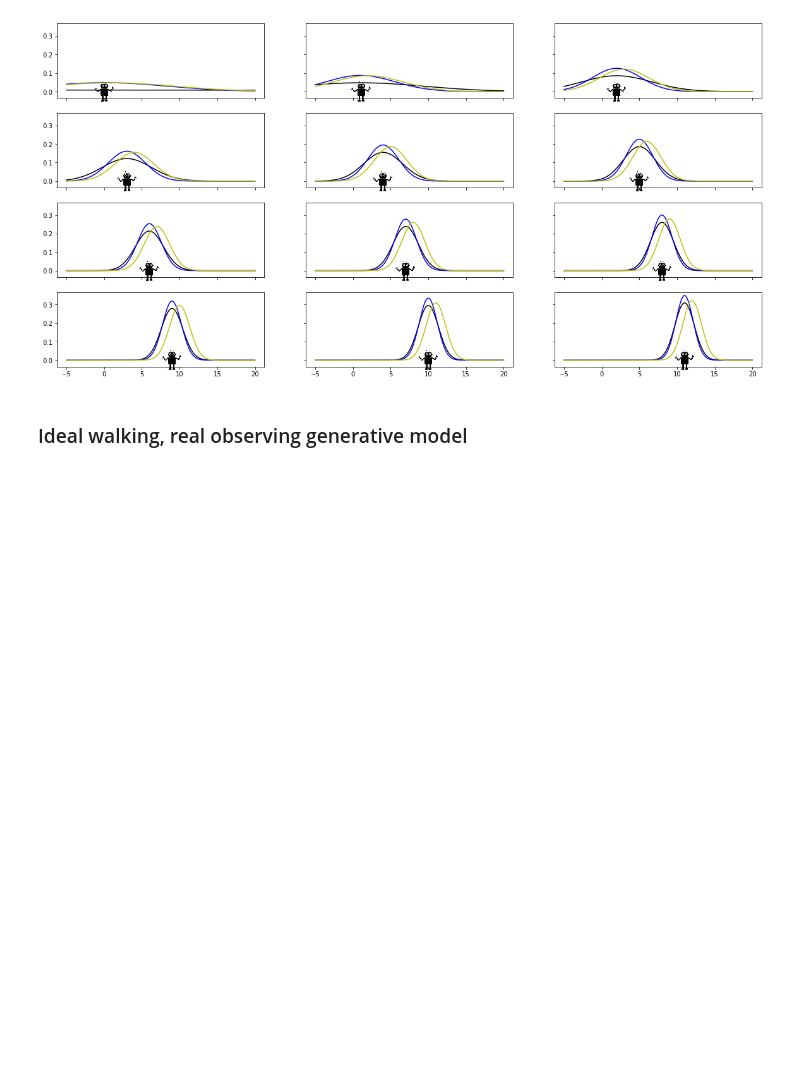
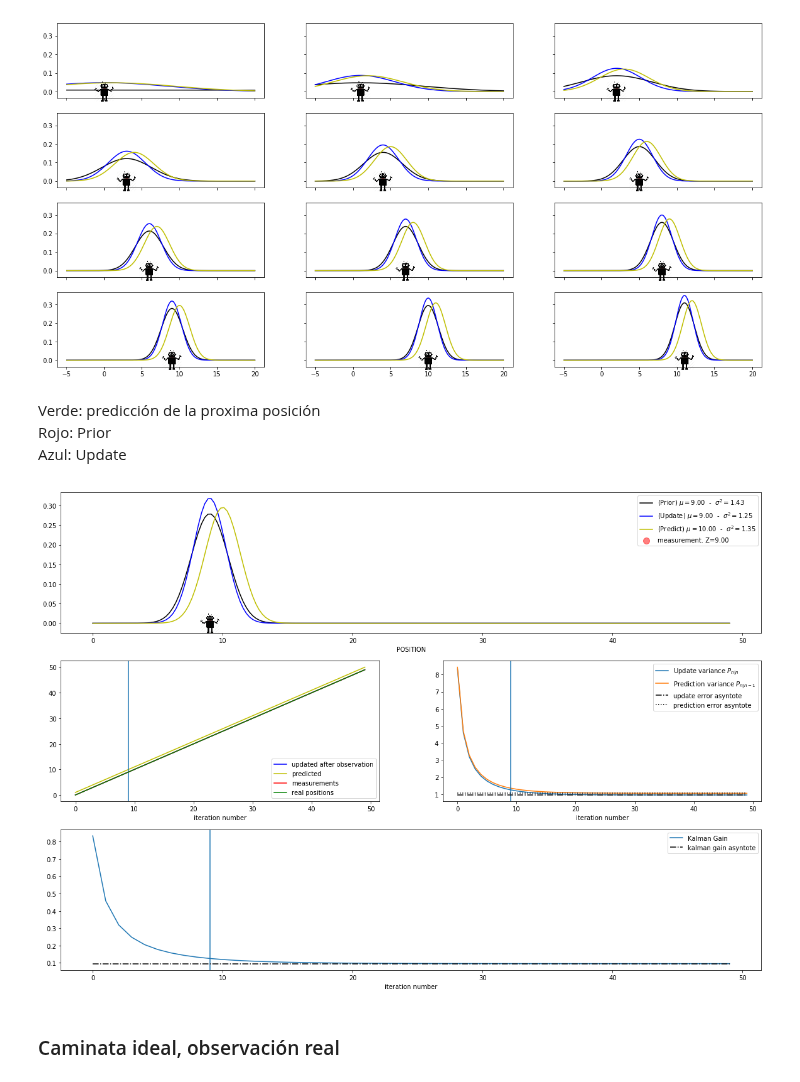
Before and after one commit to jganzabal/Kalman-as-Recursive-Bayesian-Estimation, a Jupyter notebook: 3_One dimensional Kalman filter.ipynb, the cells around one changed output. Drawn from its saved outputs; the diff is of its cells as text; code cells hidden in the pictures; blank space fills up the shorter version.

```diff
--- a/3_One dimensional Kalman filter.ipynb
+++ b/3_One dimensional Kalman filter.ipynb
@@ -434,10 +445,16 @@ Both measurements and ground truth are equal:
 measurements: [0.0, 1.0, 2.0, 3.0, 4.0, 5.0, 6.0, 7.0, 8.0, 9.0]
 ground truth: [0, 1.0, 2.0, 3.0, 4.0, 5.0, 6.0, 7.0, 8.0, 9.0]
 [figure]
+# %% [markdown]
+Verde: predicción de la proxima posición
+Rojo: Prior
+Azul: Update
 # %%
-kalman.plot_interactive_kalman_filter(initial_slider_pos=2, max_number_of_steps=50)
+kalman.plot_interactive_kalman_filter(initial_slider_pos=10, max_number_of_steps=50)
+# %% [output]
+[figure, added]
-# %% [markdown]
-### Ideal walking, real observing generative model
+# %% [markdown]
+### Caminata ideal, observación real
 # %%
 kalman_1 = Kalman1D(sigma_v=10, sigma_w=1, X_0=0, P_0=50, U=1, b=1)
 print(kalman_1)
```
Also changed, not shown: parts of 93 cells of this notebook, 12 other files.
